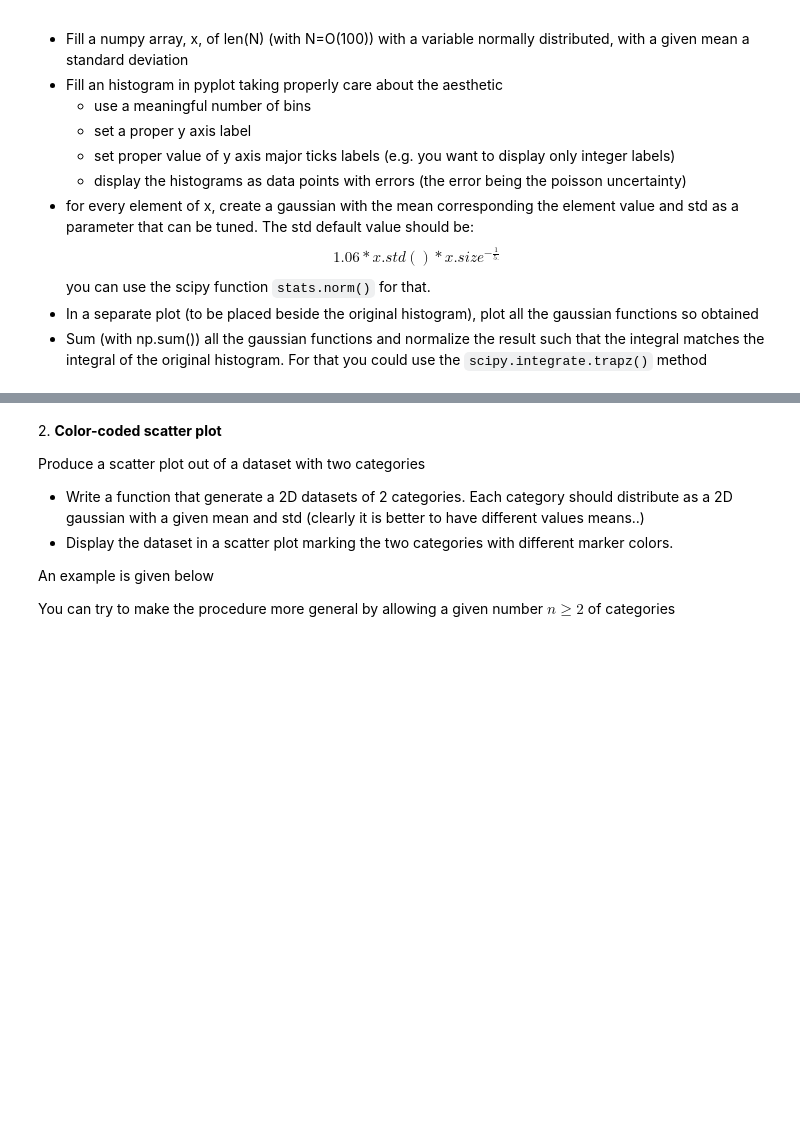
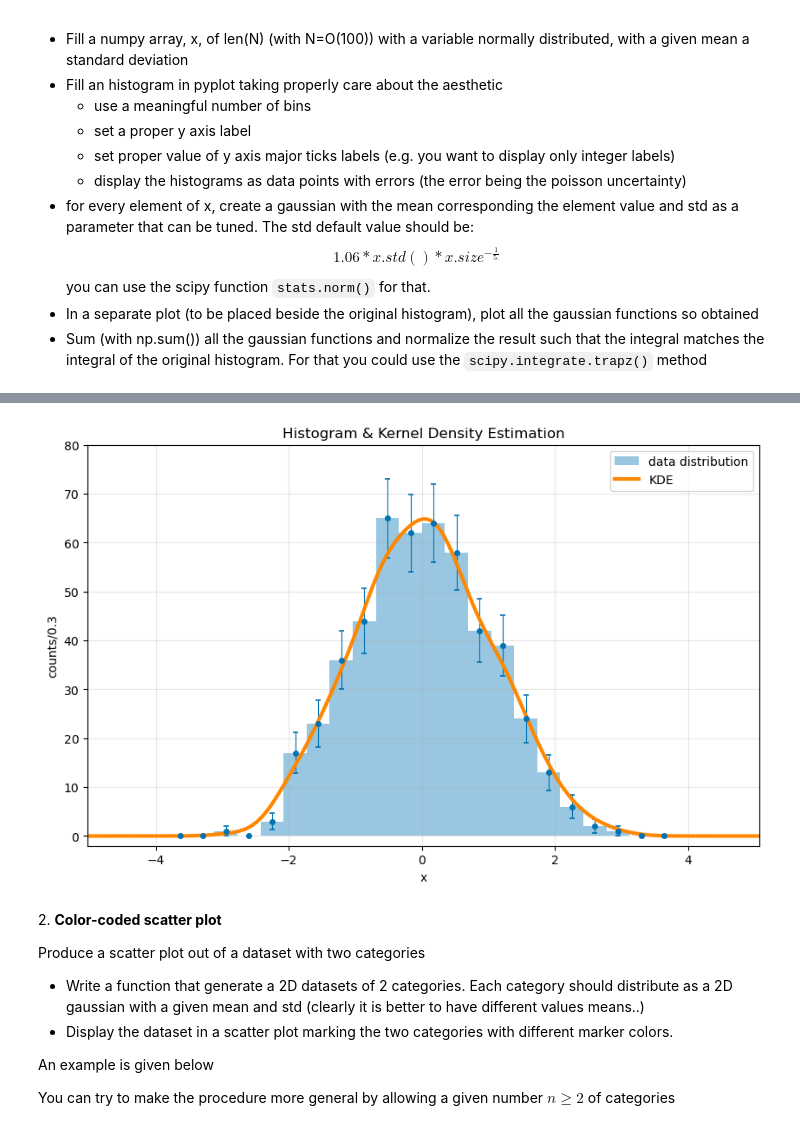
Before and after one commit to giuliadoda/LaboratoryOfComputationalPhysics_Y6, a Jupyter notebook: 07ex_Visualization.ipynb, the cells around one changed output, grey strips where cells are left out. Cells and saved outputs as stored; diff of their text form; code cells hidden in the pictures; blank space fills up the shorter version.

```diff
--- a/07ex_Visualization.ipynb
+++ b/07ex_Visualization.ipynb
@@ -41,3 +94,32 @@ plt.show()
+# %%
+# Sum (with np.sum()) all the gaussian functions and normalize the result such that the integral matches the integral of the original histogram. For that you could use the `scipy.integrate.trapz()` method
+
+sum_gaussians = np.sum(g_curves, axis=0)
+
+kde = sum_gaussians*N*bin_width/integrate.trapz(sum_gaussians, x_g)
+# %%
+fig, ax = plt.subplots(figsize=(10,6))
+ax.grid(alpha=0.3)
+
+entries, edges, _ = ax.hist(x, bins='auto', range=[x.min()-1,-(x.min()-1)], alpha = 0.4, label = 'data distribution', color='#0072b2')
+bin_centers = 0.5*(edges[:-1]+edges[1:])
+bin_width = bin_centers[1]-bin_centers[0]
+errs = np.sqrt(entries)
+ax.errorbar(bin_centers, entries, yerr = errs, fmt = 'o', linestyle='', elinewidth=.8, capsize=2, capthick=1.2, ms = 4, color='#0072b2')
+
+ax.set_xlabel('x')
+ax.set_ylabel(f'counts/{bin_width:.1f}')
+ax.set_xlim(x_min, x_max)
+ax.set_ylim(-2,80)
+ax.yaxis.set_major_locator(MaxNLocator(integer=True))
+ax.set_title('Histogram & Kernel Density Estimation')
+
+ax.plot(x_g, kde, lw = 3, label = 'KDE', color = '#ff8700')
+ax.legend()
+
+plt.show()
+# %% [output]
+[figure, added]
 # %% [markdown]
 2\. **Color-coded scatter plot**
 
```
Also changed, not shown: parts of 19 cells of this notebook, 20 other files.
